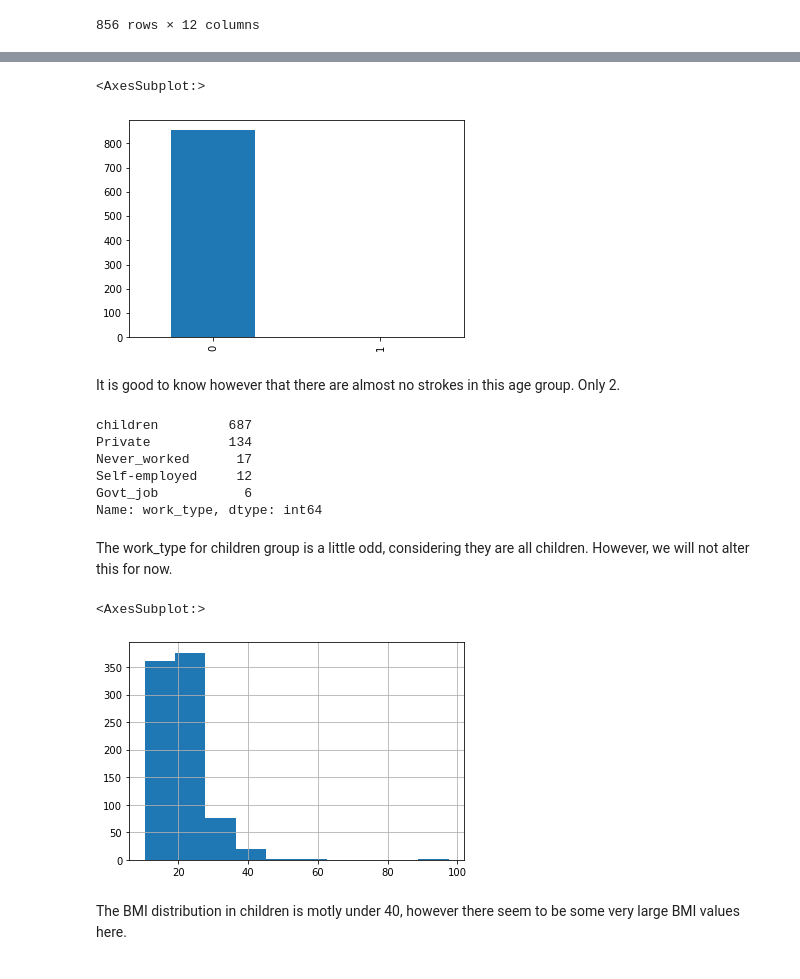
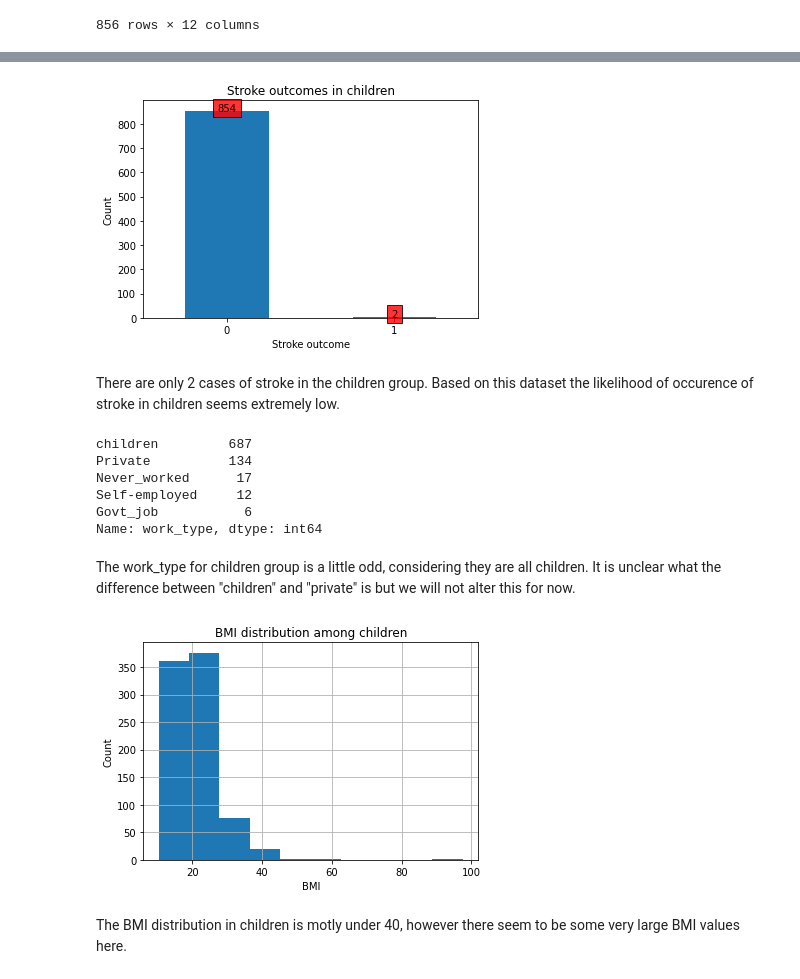
Before and after one commit to asridharan-phl/Springboard, a Jupyter notebook: Capstone 2-Data Wrangling /Capstone Two - Data Wrangling (Stroke Prediction).ipynb, the cells around one changed output, grey strips where cells are left out. Saved outputs shown, nothing was run; the diff lists cells and outputs as text; code cells hidden in the pictures.

```diff
--- a/Capstone 2-Data Wrangling /Capstone Two - Data Wrangling (Stroke Prediction).ipynb
+++ b/Capstone 2-Data Wrangling /Capstone Two - Data Wrangling (Stroke Prediction).ipynb
@@ -171,10 +186,18 @@ For the most part there seem to be an even distribution across ages under 18 in
 # %%
-df_children.stroke.value_counts().plot(kind = 'bar')
+# Generating the distribution of stroke outcomes  among children
+df_children.stroke.value_counts().plot(kind = 'bar');
+plt.text(0,df_children.stroke.value_counts()[0],df_children.stroke.value_counts()[0], ha = 'center',
+                 Bbox = dict(facecolor = 'red', alpha =.8));
+plt.text(1,df_children.stroke.value_counts()[1],df_children.stroke.value_counts()[1], ha = 'center',
+                 Bbox = dict(facecolor = 'red', alpha =.8));
+plt.xticks(rotation = 0);
+plt.xlabel('Stroke outcome');
+plt.ylabel('Count');
+plt.title('Stroke outcomes in children');
 # %% [output]
-<AxesSubplot:>
-[figure, old version]
+[figure, new version]
 # %% [markdown]
-It is good to know however that there are almost no strokes in this age group. Only 2.
+There are only 2 cases of stroke in the children group. Based on this dataset the likelihood of occurence of stroke in children seems extremely low.
 # %%
 df_children.work_type.value_counts()
 # %% [output]
@@ -185,12 +208,14 @@ Self-employed     12
 Govt_job           6
 Name: work_type, dtype: int64
 # %% [markdown]
-The work_type for children group is a little odd, considering they are all children. However, we will not alter this for now.
+The work_type for children group is a little odd, considering they are all children. It is unclear what the difference between "children" and "private" is but we will not alter this for now.
 # %%
-df_children.bmi.hist()
+df_children.bmi.hist();
+plt.xlabel('BMI');
+plt.ylabel('Count');
+plt.title('BMI distribution among children');
 # %% [output]
-<AxesSubplot:>
-[figure, old version]
+[figure, new version]
 # %% [markdown]
 The BMI distribution in children is motly under 40, however there seem to be some very large BMI values here.
 # %%
```
Also changed, not shown: parts of 60 cells of this notebook.
